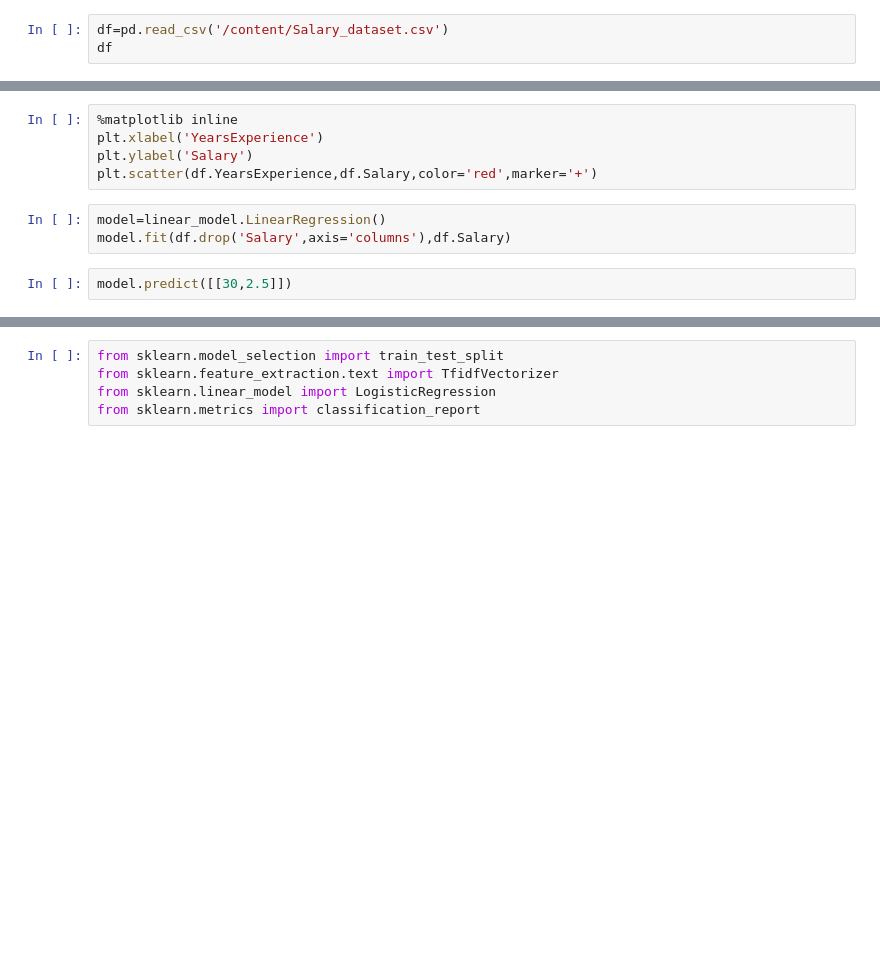
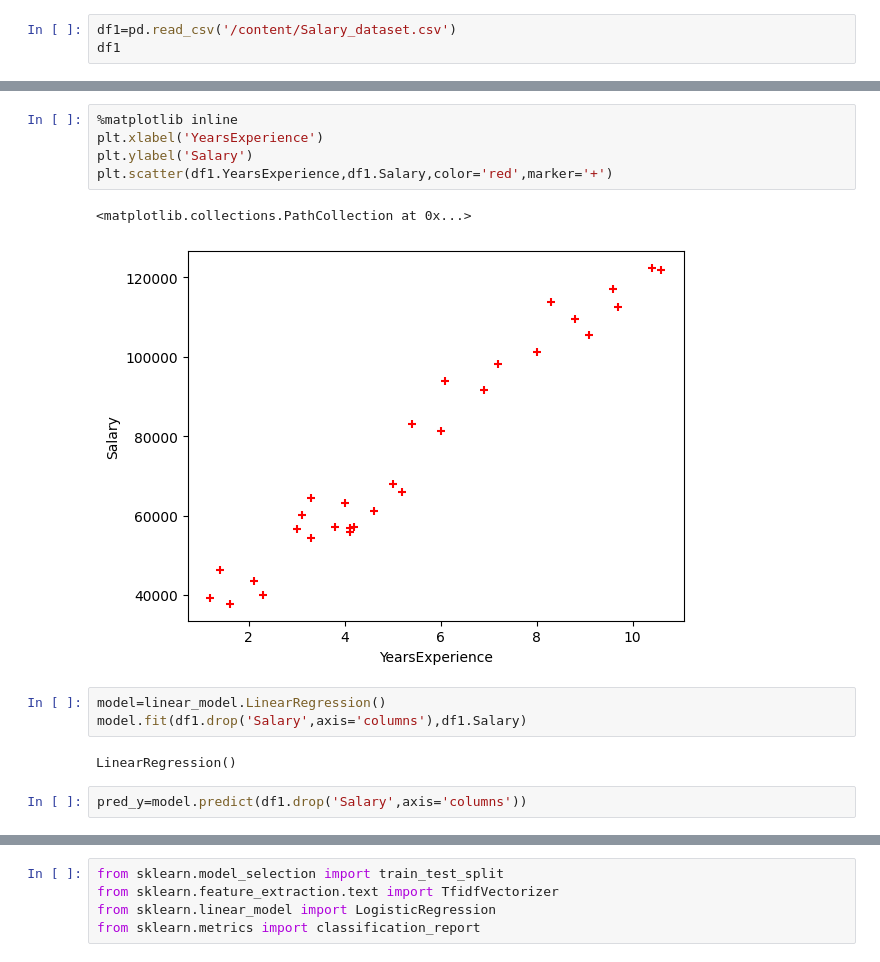
Before and after one commit to yatrimodi/ml_learning_journey, a Jupyter notebook: Linear_regression.ipynb, the cells around one changed output, grey strips where cells are left out. Cells and saved outputs as stored; diff of their text form; blank space fills up the shorter version.

Commit message:
learn LinearRegression Model

```diff
--- a/Linear_regression.ipynb
+++ b/Linear_regression.ipynb
@@ -30,3 +85,3 @@ model.intercept_
 # %%
-df=pd.read_csv('/content/Salary_dataset.csv')
-df
+df1=pd.read_csv('/content/Salary_dataset.csv')
+df1
@@ -33,10 +106,15 @@ df
 # %%
 %matplotlib inline
 plt.xlabel('YearsExperience')
 plt.ylabel('Salary')
-plt.scatter(df.YearsExperience,df.Salary,color='red',marker='+')
+plt.scatter(df1.YearsExperience,df1.Salary,color='red',marker='+')
+# %% [output]
+<matplotlib.collections.PathCollection at 0x...>
+[figure, added]
 # %%
 model=linear_model.LinearRegression()
-model.fit(df.drop('Salary',axis='columns'),df.Salary)
+model.fit(df1.drop('Salary',axis='columns'),df1.Salary)
+# %% [output]
+LinearRegression()
-# %%
-model.predict([[30,2.5]])
+# %%
+pred_y=model.predict(df1.drop('Salary',axis='columns'))
```
Also changed, not shown: parts of 24 cells of this notebook.
